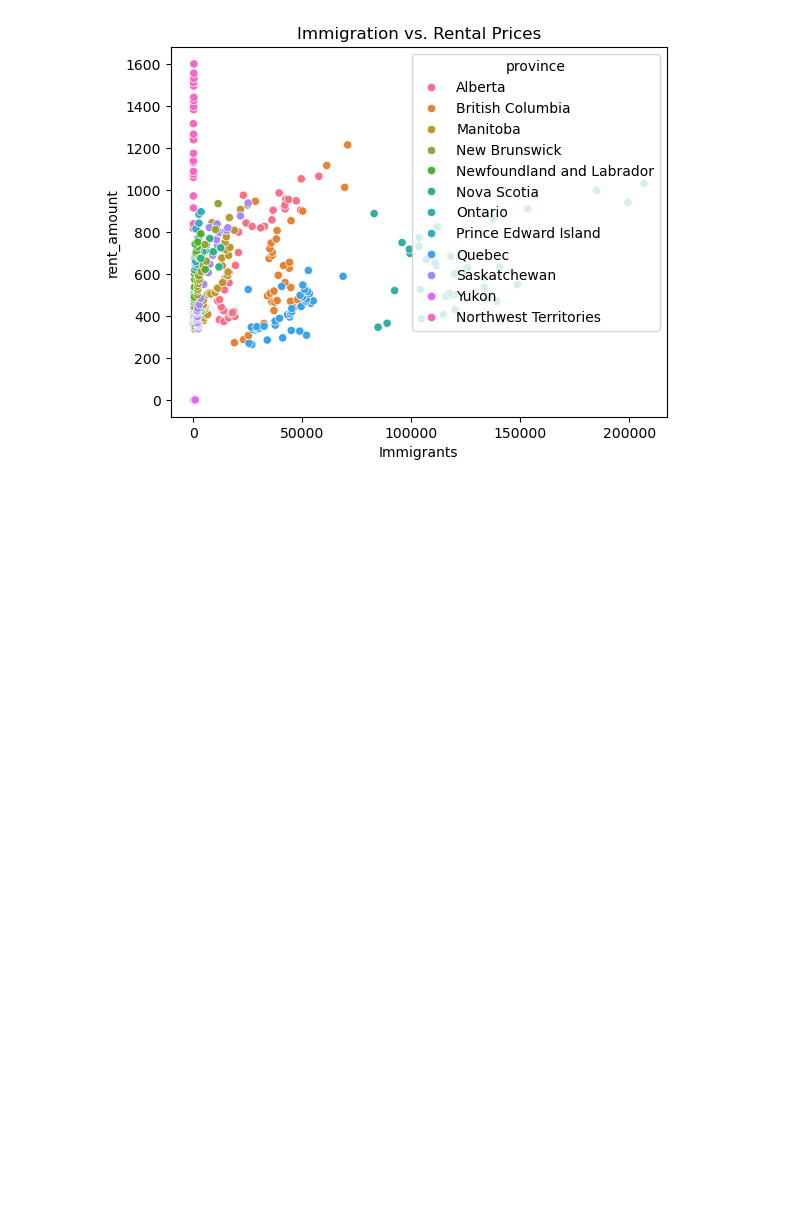
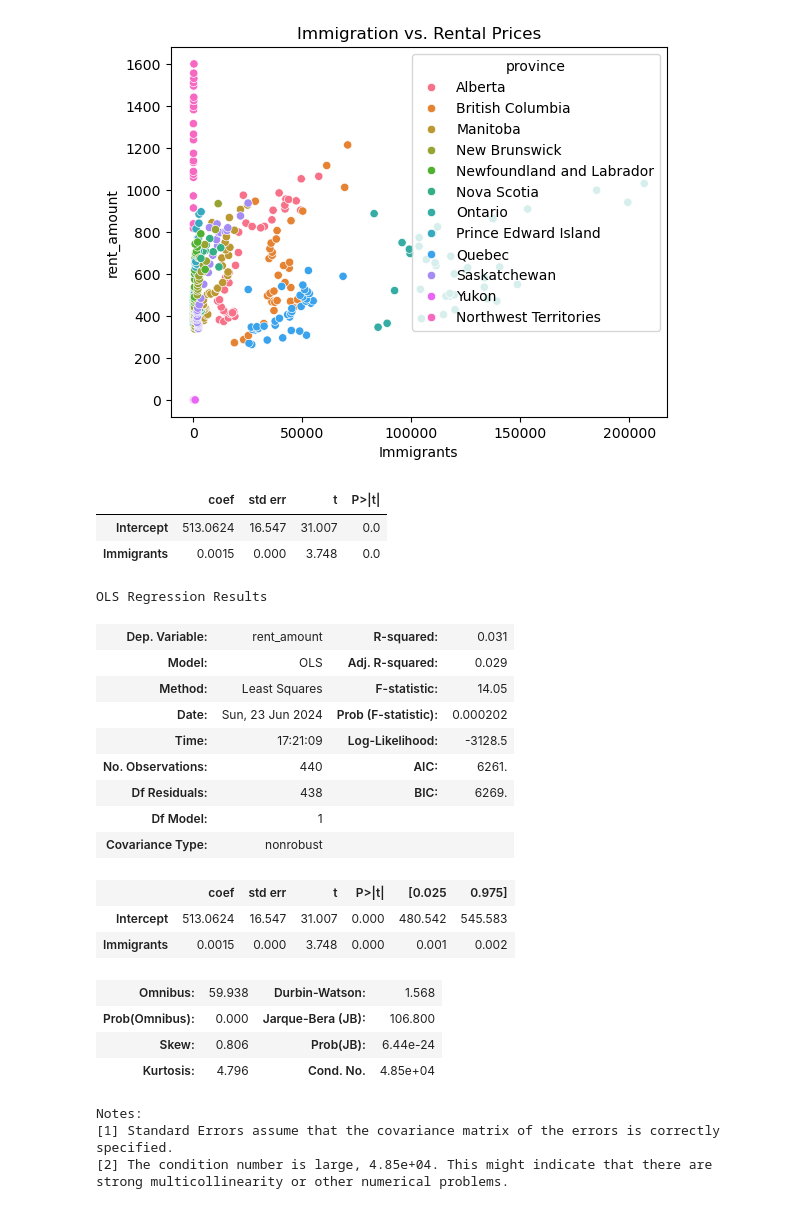
Before and after one commit to GibranAlvarez/team_project, a Jupyter notebook: reports/A-Immigration_RentalPrice-v1.ipynb, the cells around one changed output. Saved outputs shown, nothing was run; the diff lists cells and outputs as text; code cells hidden in the pictures; blank space fills up the shorter version.

Commit message:
Revised Rental-Housing component, added correct data

```diff
--- a/reports/A-Immigration_RentalPrice-v1.ipynb
+++ b/reports/A-Immigration_RentalPrice-v1.ipynb
@@ -100,3 +116,39 @@ plt.title('Immigration vs. Rental Prices')
 plt.show()
 # %% [output]
 [figure]
+# %%
+# Extract the response and fit the model
+
+
+model = sm.OLS.from_formula('rent_amount ~ Immigrants', data=merged_df)
+result = model.fit()
+# %%
+summarize(result)
+# %% [output]
+|  | coef | std err | t | P>|t| |
+| Intercept | 513.0624 | 16.547 | 31.007 | 0.0 |
+| Immigrants | 0.0015 | 0.000 | 3.748 | 0.0 |
+# %%
+result.summary()
+# %% [output]
+OLS Regression Results
+| Dep. Variable: | rent_amount | R-squared: | 0.031 |
+| Model: | OLS | Adj. R-squared: | 0.029 |
+| Method: | Least Squares | F-statistic: | 14.05 |
+| Date: | Sun, 23 Jun 2024 | Prob (F-statistic): | 0.000202 |
+| Time: | 17:21:09 | Log-Likelihood: | -3128.5 |
+| No. Observations: | 440 | AIC: | 6261. |
+| Df Residuals: | 438 | BIC: | 6269. |
+| Df Model: | 1 |  |  |
+| Covariance Type: | nonrobust |  |  |
+|  | coef | std err | t | P>|t| | [0.025 | 0.975] |
+| Intercept | 513.0624 | 16.547 | 31.007 | 0.000 | 480.542 | 545.583 |
+| Immigrants | 0.0015 | 0.000 | 3.748 | 0.000 | 0.001 | 0.002 |
+| Omnibus: | 59.938 | Durbin-Watson: | 1.568 |
+| Prob(Omnibus): | 0.000 | Jarque-Bera (JB): | 106.800 |
+| Skew: | 0.806 | Prob(JB): | 6.44e-24 |
+| Kurtosis: | 4.796 | Cond. No. | 4.85e+04 |
+Notes:
+[1] Standard Errors assume that the covariance matrix of the errors is correctly specified.
+[2] The condition number is large, 4.85e+04. This might indicate that there are
+strong multicollinearity or other numerical problems.
```
Also changed, not shown: parts of 6 cells of this notebook, 3 other files.
